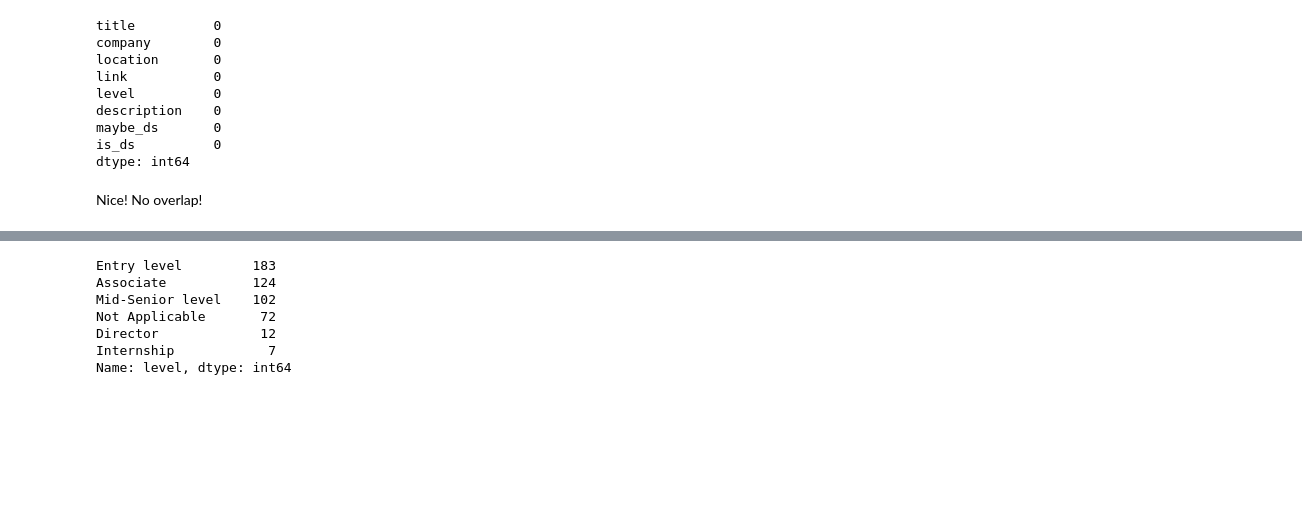
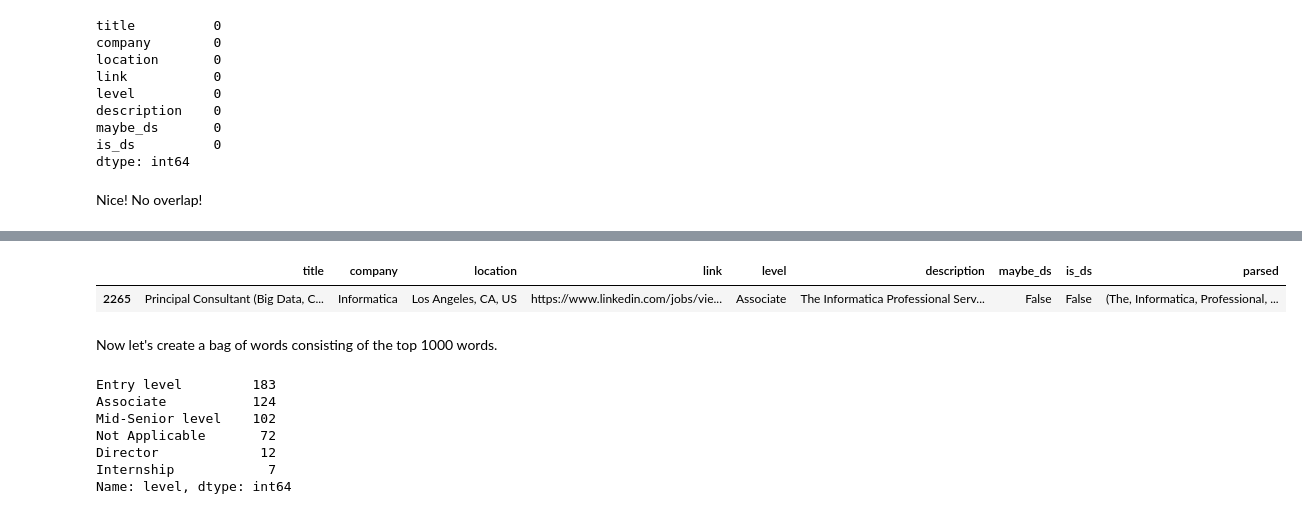
Before and after one commit to 26Jinx/SieveJobs, a Jupyter notebook: LinkedIn_Jobs_Data.ipynb, the cells around one changed output, grey strips where cells are left out. Drawn from its saved outputs; the diff is of its cells as text; code cells hidden in the pictures; blank space fills up the shorter version.

```diff
--- a/LinkedIn_Jobs_Data.ipynb
+++ b/LinkedIn_Jobs_Data.ipynb
@@ -254,0 +286,15 @@ About a third of all jobs newly posted are data science jobs. That's promising.
+# %%
+nlp = spacy.load('en')
+# %%
+# parse each of the descriptions using spaCy
+def spacify(desc):
+    return nlp(desc)
+
+df['parsed'] = df.apply(lambda row: spacify(row['description']), axis=1)
+# %%
+df.sample(1)
+# %% [output]
+|  | title | company | location | link | level | description | maybe_ds | is_ds | parsed |
+| 2265 | Principal Consultant (Big Data, C... | Informatica | Los Angeles, CA, US | https://www.linkedin.com/jobs/vie... | Associate | The Informatica Professional Serv... | False | False | (The, Informatica, Professional, ... |
+# %% [markdown]
+Now let's create a bag of words consisting of the top 1000 words.
```
Also changed, not shown: parts of 8 cells of this notebook.
